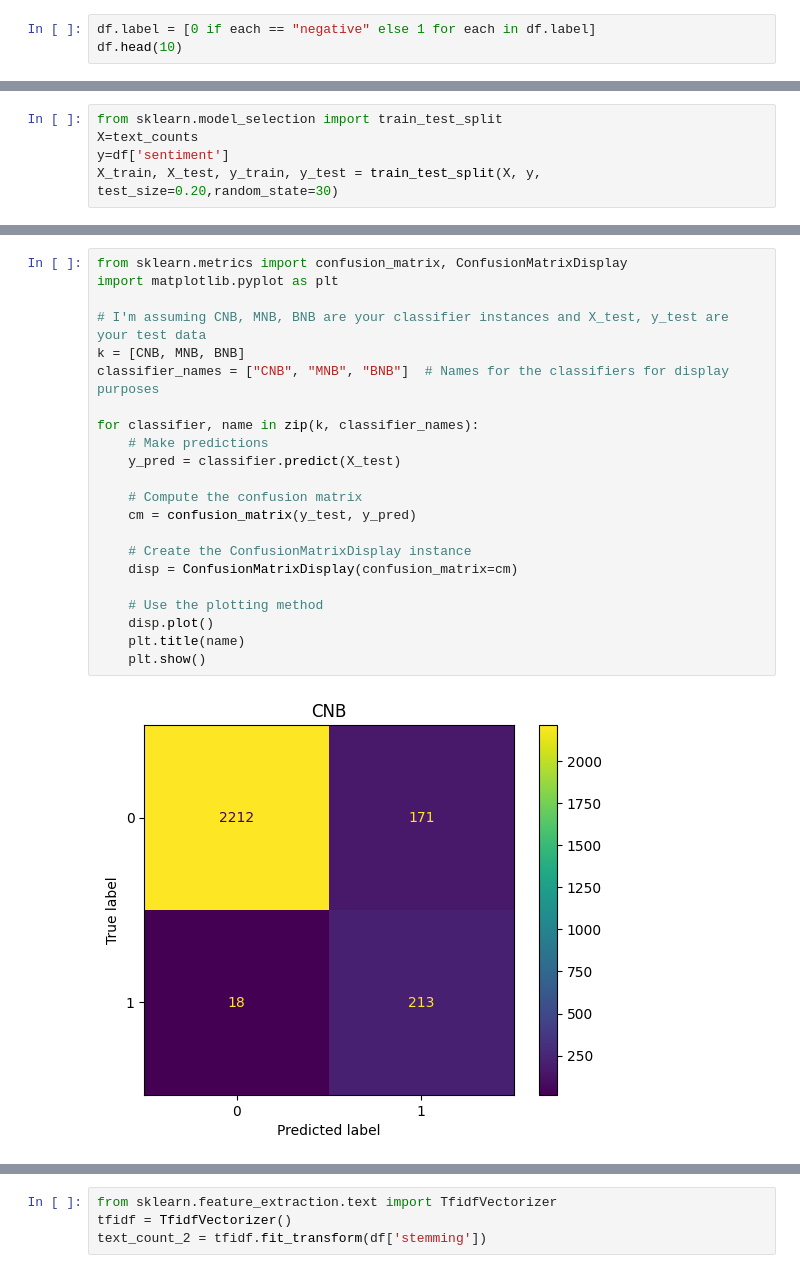
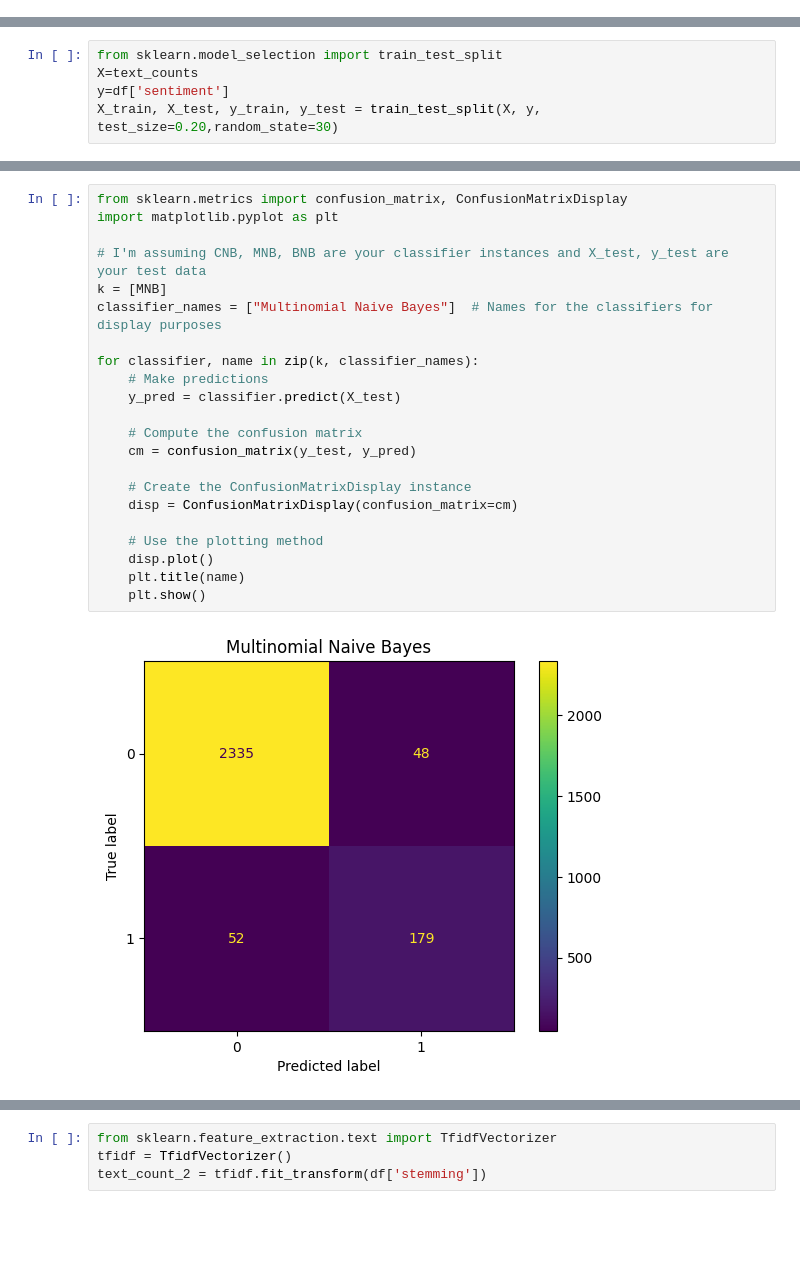
Before and after one commit to alamcahyo/Private_prjct_Alam_coffee, a Jupyter notebook: Skripsi Full/Skripsi_Full.ipynb, the cells around one changed output, grey strips where cells are left out. Drawn from its saved outputs; the diff is of its cells as text; blank space fills up the shorter version.

```diff
--- a/Skripsi Full/Skripsi_Full.ipynb
+++ b/Skripsi Full/Skripsi_Full.ipynb
@@ -359,8 +432,5 @@ plt.show()
 # %%
 # -----------------------------------JEDA BESAR-BESARAN-----------------------------------
-# %%
-df.label = [0 if each == "negative" else 1 for each in df.label]
-df.head(10)
 # %%
 tokenized_review=df['stemming'].apply(lambda x: x.split())
 tokenized_review.head(5)
@@ -494,24 +530,24 @@ weighted avg       0.93      0.93      0.93      2614
 # %%
 from sklearn.metrics import confusion_matrix, ConfusionMatrixDisplay
 import matplotlib.pyplot as plt
 
 # I'm assuming CNB, MNB, BNB are your classifier instances and X_test, y_test are your test data
-k = [CNB, MNB, BNB]
-classifier_names = ["CNB", "MNB", "BNB"]  # Names for the classifiers for display purposes
+k = [MNB]
+classifier_names = ["Multinomial Naive Bayes"]  # Names for the classifiers for display purposes
 
 for classifier, name in zip(k, classifier_names):
     # Make predictions
     y_pred = classifier.predict(X_test)
 
     # Compute the confusion matrix
     cm = confusion_matrix(y_test, y_pred)
 
     # Create the ConfusionMatrixDisplay instance
     disp = ConfusionMatrixDisplay(confusion_matrix=cm)
 
     # Use the plotting method
     disp.plot()
     plt.title(name)
     plt.show()
 # %% [output]
-[figure, old version]
+[figure, new version]
```
Also changed, not shown: parts of 17 cells of this notebook, 5 other files.
